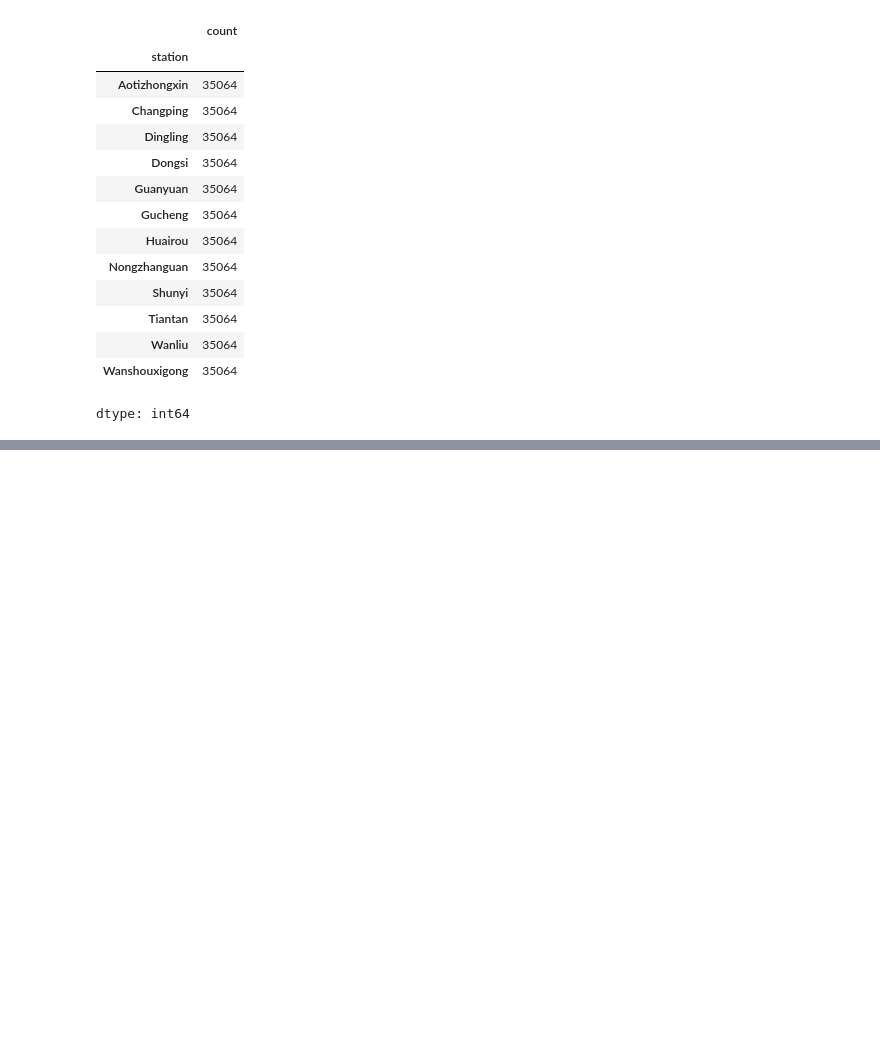
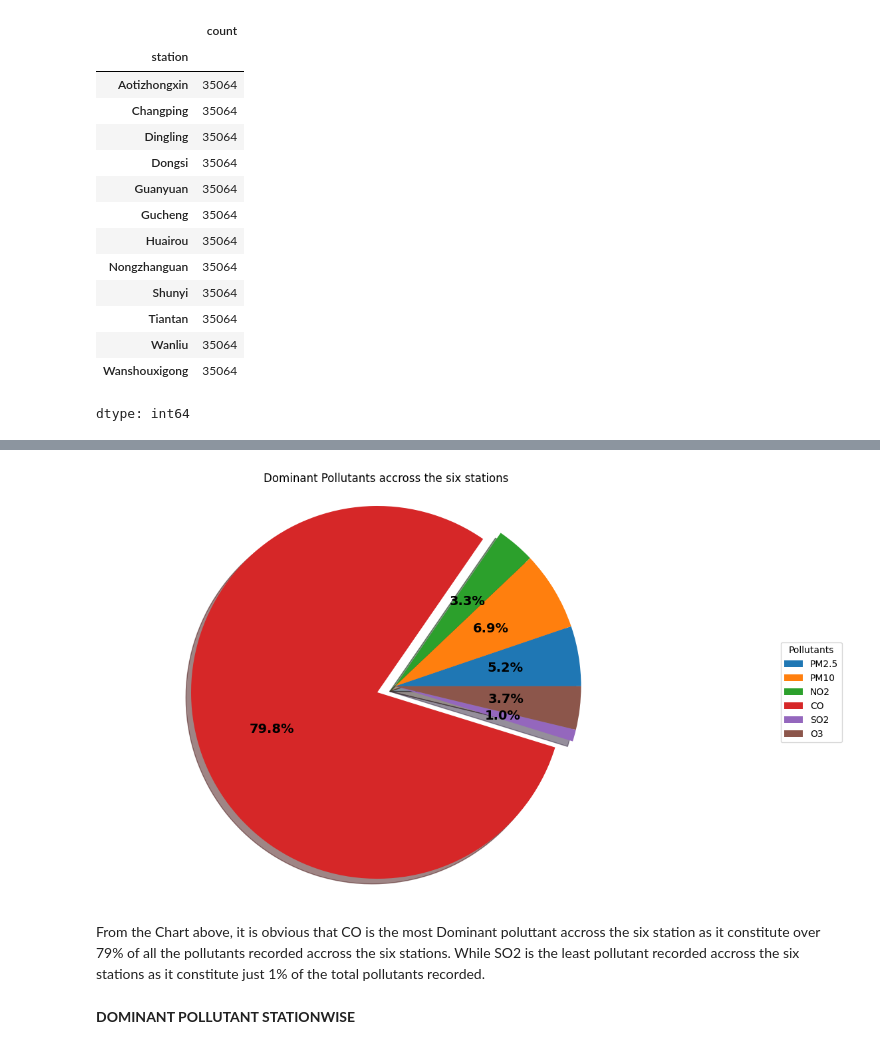
Before and after one commit to SUNDAYTITILAYO/CMP700ACCESSMENT, a Jupyter notebook: ACCESSMENT_PROGRESS.ipynb, the cells around one changed output, grey strips where cells are left out. Cells and saved outputs as stored; diff of their text form; code cells hidden in the pictures; blank space fills up the shorter version.

```diff
--- a/ACCESSMENT_PROGRESS.ipynb
+++ b/ACCESSMENT_PROGRESS.ipynb
@@ -272,0 +356,6 @@ dtype: int64
+# %%
+pollutants =  ['PM2.5', 'PM10', 'NO2', 'CO', 'SO2', 'O3',]
+pol=df[pollutants].mean()
+pollutants_df=pol.to_frame().reset_index()
+pollutants_df.columns=['Pollutant','Level']
+pollutants_df
@@ -272,0 +370,37 @@ dtype: int64
+# %%
+plt.figure(figsize=(11,8))
+
+labels = pollutants_df['Pollutant']
+explode = [0, 0, 0, 0.1, 0, 0,]  # Exploding the first slice (PM2.5)
+
+plt.title('Dominant Pollutants accross the six stations')
+wedges, texts, autotexts = plt.pie(
+    pollutants_df['Level'],
+    explode=explode,
+    autopct='%1.1f%%',
+    shadow=True,
+    startangle=0
+)
+
+plt.axis('equal')  # Ensures the pie chart is drawn as a circle
+
+# Adding legend
+plt.legend(
+    wedges,
+    labels,
+    title="Pollutants",
+    loc="center",
+    bbox_to_anchor=(1, 0, 0.5, 1)
+)
+
+# Setting the properties of the percentage texts
+plt.setp(autotexts, size=14, weight='bold')
+
+# Display the plot
+plt.show()
+# %% [output]
+[figure, added]
+# %% [markdown]
+From the Chart above, it is obvious that CO is the most Dominant poluttant accross the six station as it constitute over 79% of all the pollutants recorded accross the six stations. While SO2 is the least pollutant recorded accross the six stations as it constitute just 1% of the total pollutants recorded.
+# %% [markdown]
+**DOMINANT POLLUTANT STATIONWISE**
```
Also changed, not shown: parts of 19 cells of this notebook.
